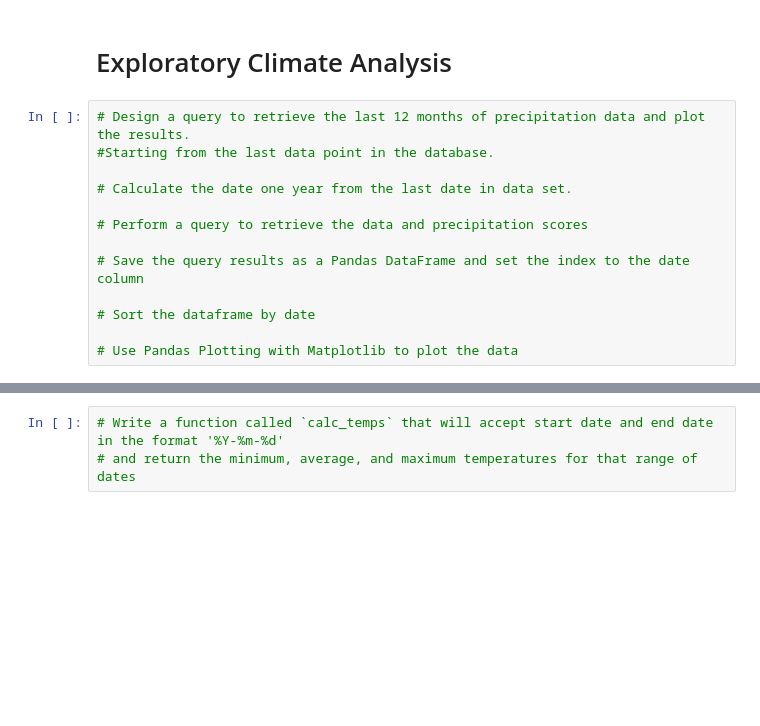
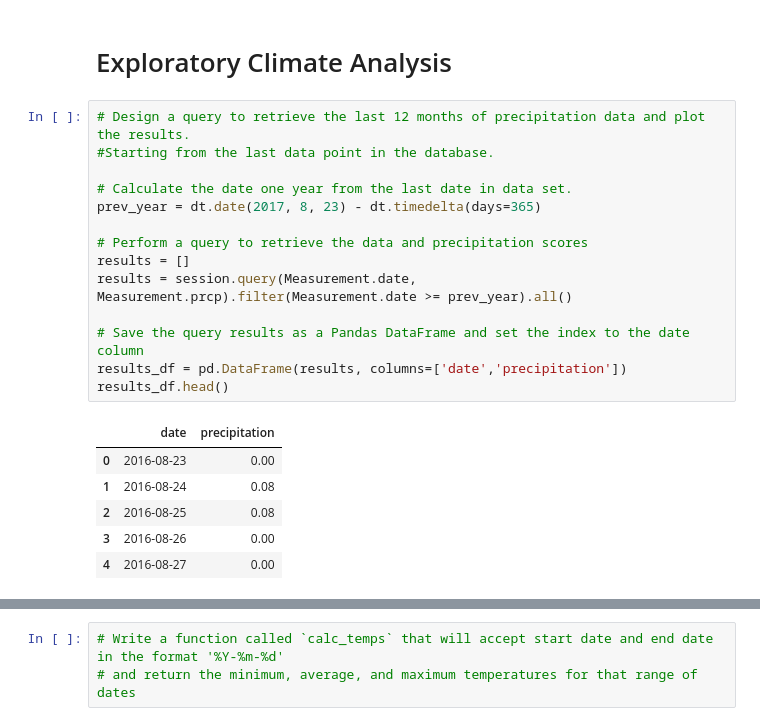
Before and after one commit to Jhackmeyer/surfs_up, a Jupyter notebook: climate_analysis.ipynb, the cells around one changed output, grey strips where cells are left out. Cells and saved outputs as stored; diff of their text form; blank space fills up the shorter version.

```diff
--- a/climate_analysis.ipynb
+++ b/climate_analysis.ipynb
@@ -63,13 +63,21 @@ for result in results:
 # %%
 # Design a query to retrieve the last 12 months of precipitation data and plot the results.
 #Starting from the last data point in the database.
 
 # Calculate the date one year from the last date in data set.
+prev_year = dt.date(2017, 8, 23) - dt.timedelta(days=365)
 
 # Perform a query to retrieve the data and precipitation scores
+results = []
+results = session.query(Measurement.date, Measurement.prcp).filter(Measurement.date >= prev_year).all()
 
 # Save the query results as a Pandas DataFrame and set the index to the date column
-
-# Sort the dataframe by date
-
-# Use Pandas Plotting with Matplotlib to plot the data
+results_df = pd.DataFrame(results, columns=['date','precipitation'])
+results_df.head()
+# %% [output]
+|  | date | precipitation |
+| 0 | 2016-08-23 | 0.00 |
+| 1 | 2016-08-24 | 0.08 |
+| 2 | 2016-08-25 | 0.08 |
+| 3 | 2016-08-26 | 0.00 |
+| 4 | 2016-08-27 | 0.00 |
```
Also changed, not shown: parts of 11 cells of this notebook.
